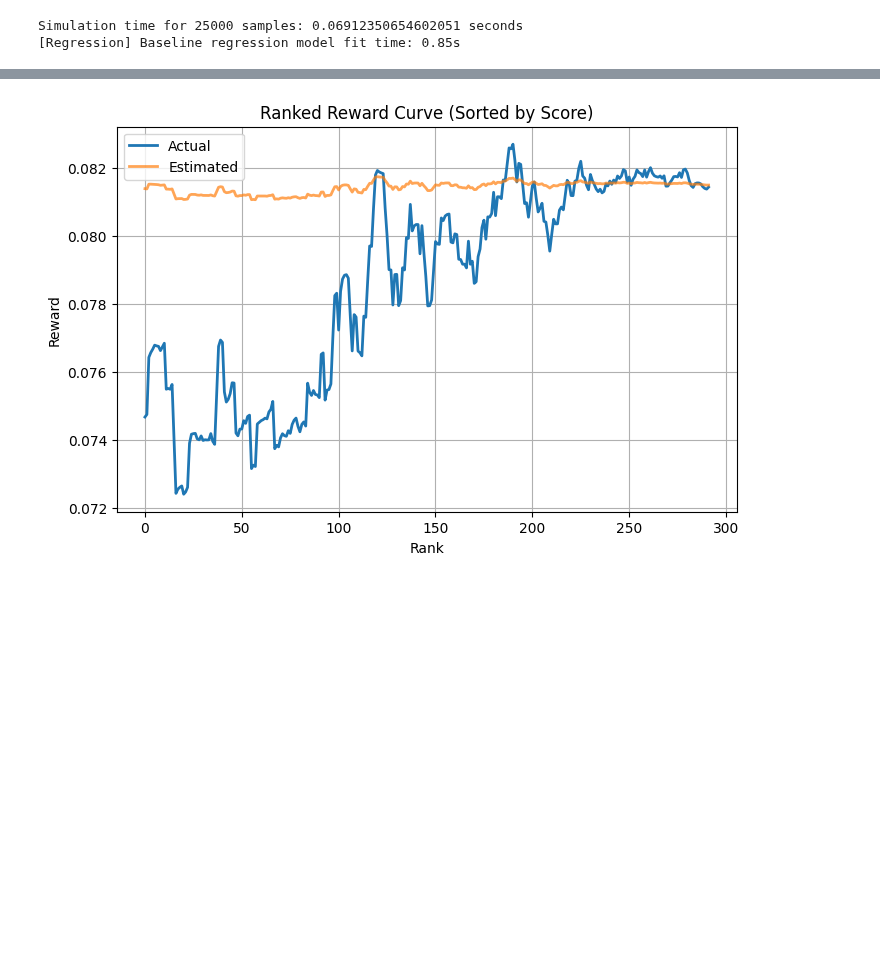
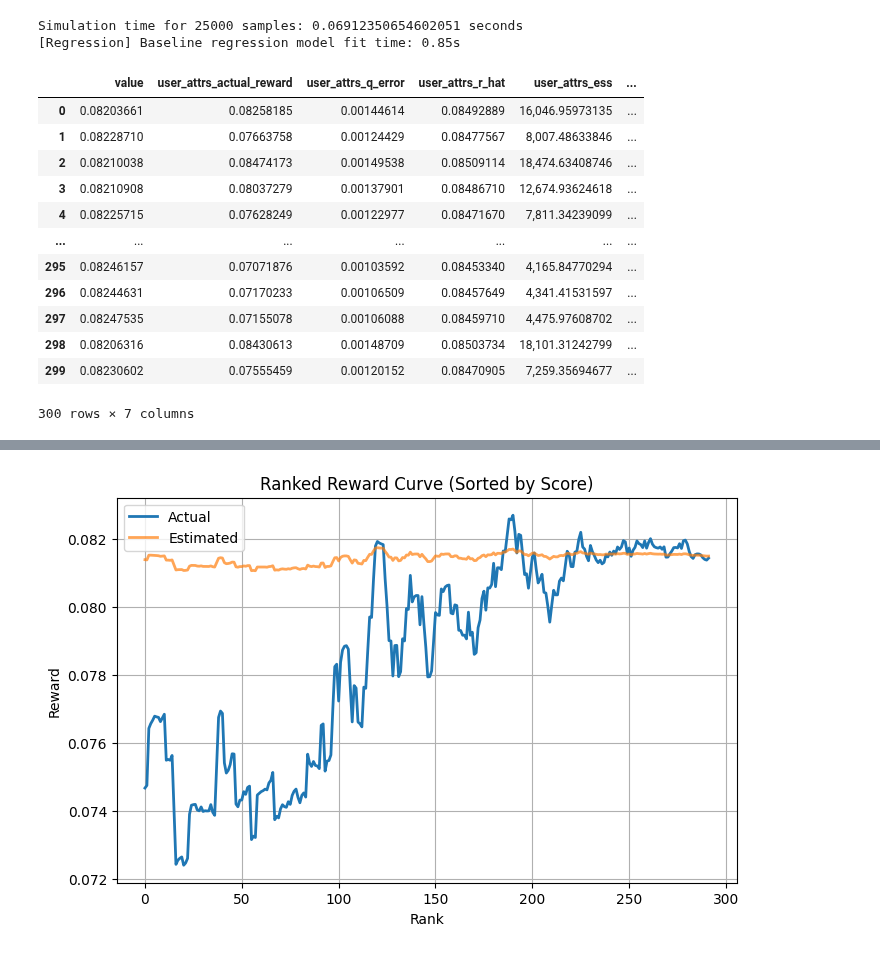
Before and after one commit to TauRoeed/OPC, a Jupyter notebook: run_OPL_tests.ipynb, the cells around one changed output, grey strips where cells are left out. Saved outputs shown, nothing was run; the diff lists cells and outputs as text; code cells hidden in the pictures; blank space fills up the shorter version.

```diff
--- a/run_OPL_tests.ipynb
+++ b/run_OPL_tests.ipynb
@@ -208,3 +208,19 @@ df, _ = random_policy_trainer_trial(
 # %% [output]
 Simulation time for 25000 samples: 0.06912350654602051 seconds
 [Regression] Baseline regression model fit time: 0.85s
+# %%
+df
+# %% [output]
+|  | value | user_attrs_actual_reward | user_attrs_q_error | user_attrs_r_hat | user_attrs_ess | ... |
+| 0 | 0.08203661 | 0.08258185 | 0.00144614 | 0.08492889 | 16,046.95973135 | ... |
+| 1 | 0.08228710 | 0.07663758 | 0.00124429 | 0.08477567 | 8,007.48633846 | ... |
+| 2 | 0.08210038 | 0.08474173 | 0.00149538 | 0.08509114 | 18,474.63408746 | ... |
+| 3 | 0.08210908 | 0.08037279 | 0.00137901 | 0.08486710 | 12,674.93624618 | ... |
+| 4 | 0.08225715 | 0.07628249 | 0.00122977 | 0.08471670 | 7,811.34239099 | ... |
+| ... | ... | ... | ... | ... | ... | ... |
+| 295 | 0.08246157 | 0.07071876 | 0.00103592 | 0.08453340 | 4,165.84770294 | ... |
+| 296 | 0.08244631 | 0.07170233 | 0.00106509 | 0.08457649 | 4,341.41531597 | ... |
+| 297 | 0.08247535 | 0.07155078 | 0.00106088 | 0.08459710 | 4,475.97608702 | ... |
+| 298 | 0.08206316 | 0.08430613 | 0.00148709 | 0.08503734 | 18,101.31242799 | ... |
+| 299 | 0.08230602 | 0.07555459 | 0.00120152 | 0.08470905 | 7,259.35694677 | ... |
+300 rows × 7 columns
```
Also changed, not shown: parts of 2 cells of this notebook.
